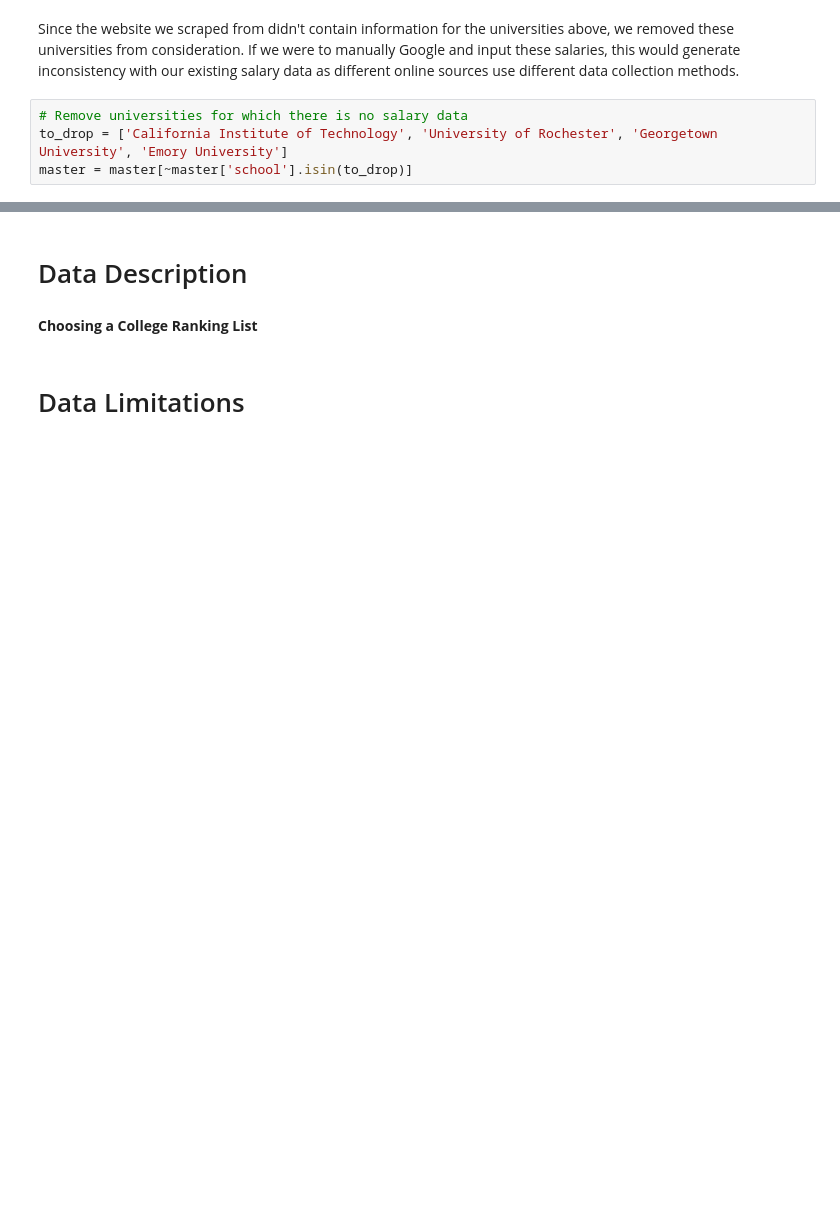
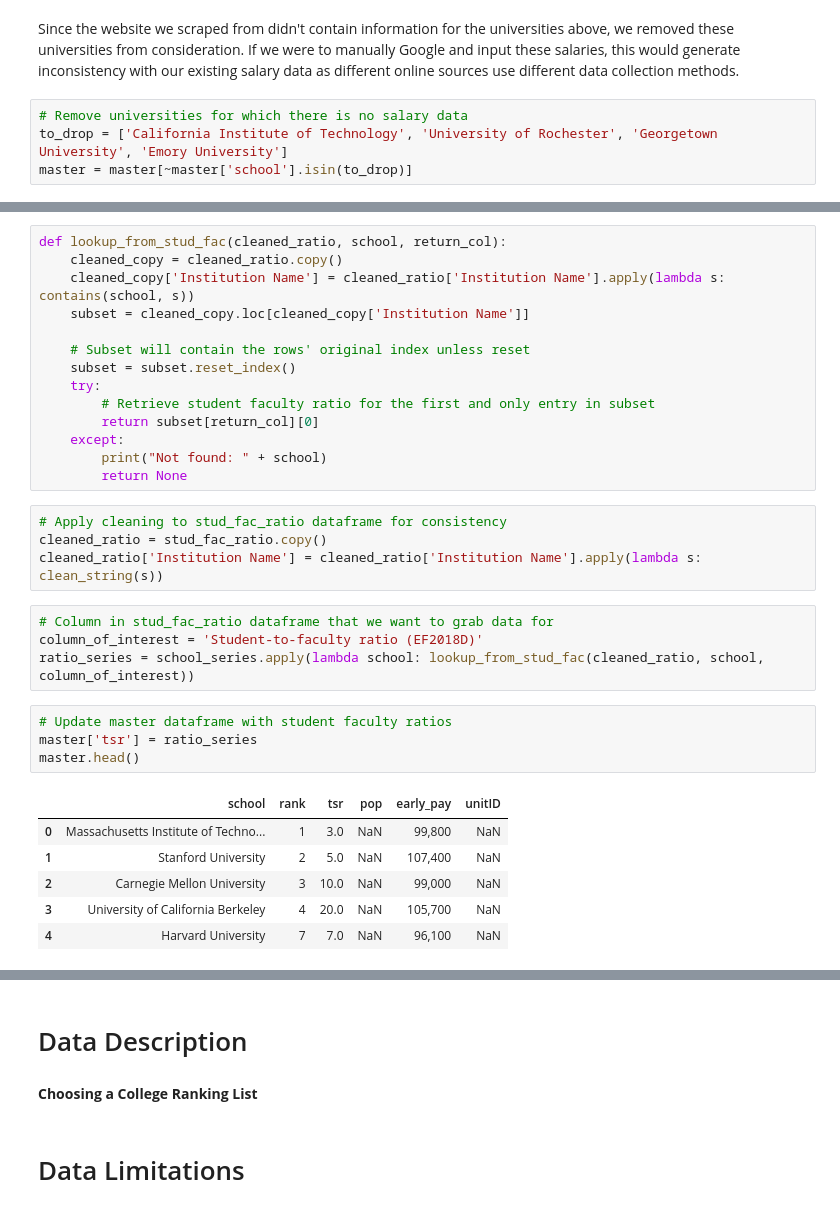
Before and after one commit to tangteresa/INFO2950-Project, a Jupyter notebook: Phase II.ipynb, the cells around one changed output, grey strips where cells are left out. Saved outputs shown, nothing was run; the diff lists cells and outputs as text; blank space fills up the shorter version.

```diff
--- a/Phase II.ipynb
+++ b/Phase II.ipynb
@@ -300,0 +304,33 @@ master = master[~master['school'].isin(to_drop)]
+# %%
+def lookup_from_stud_fac(cleaned_ratio, school, return_col):
+    cleaned_copy = cleaned_ratio.copy()
+    cleaned_copy['Institution Name'] = cleaned_ratio['Institution Name'].apply(lambda s: contains(school, s))
+    subset = cleaned_copy.loc[cleaned_copy['Institution Name']]
+
+    # Subset will contain the rows' original index unless reset
+    subset = subset.reset_index()
+    try:
+        # Retrieve student faculty ratio for the first and only entry in subset
+        return subset[return_col][0]
+    except:
+        print("Not found: " + school)
+        return None
+# %%
+# Apply cleaning to stud_fac_ratio dataframe for consistency
+cleaned_ratio = stud_fac_ratio.copy()
+cleaned_ratio['Institution Name'] = cleaned_ratio['Institution Name'].apply(lambda s: clean_string(s))
+# %%
+# Column in stud_fac_ratio dataframe that we want to grab data for
+column_of_interest = 'Student-to-faculty ratio (EF2018D)'
+ratio_series = school_series.apply(lambda school: lookup_from_stud_fac(cleaned_ratio, school, column_of_interest))
+# %%
+# Update master dataframe with student faculty ratios
+master['tsr'] = ratio_series
+master.head()
+# %% [output]
+|  | school | rank | tsr | pop | early_pay | unitID |
+| 0 | Massachusetts Institute of Techno... | 1 | 3.0 | NaN | 99,800 | NaN |
+| 1 | Stanford University | 2 | 5.0 | NaN | 107,400 | NaN |
+| 2 | Carnegie Mellon University | 3 | 10.0 | NaN | 99,000 | NaN |
+| 3 | University of California Berkeley | 4 | 20.0 | NaN | 105,700 | NaN |
+| 4 | Harvard University | 7 | 7.0 | NaN | 96,100 | NaN |
```
Also changed, not shown: parts of 12 cells of this notebook.
